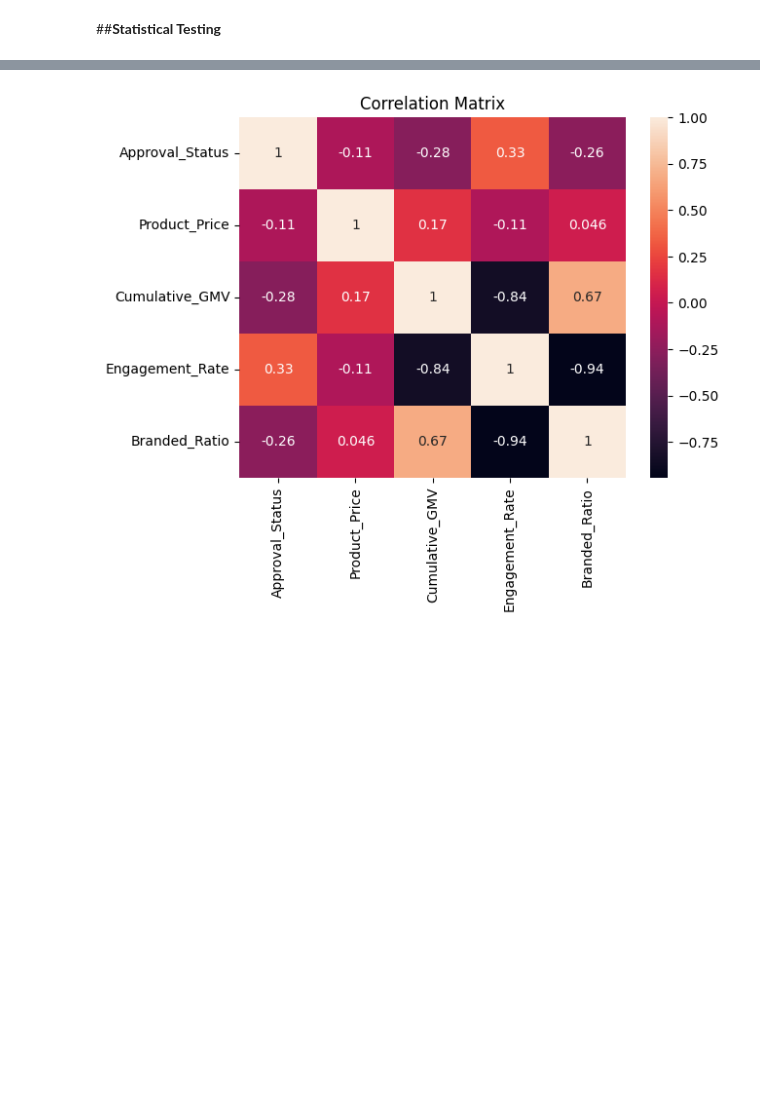
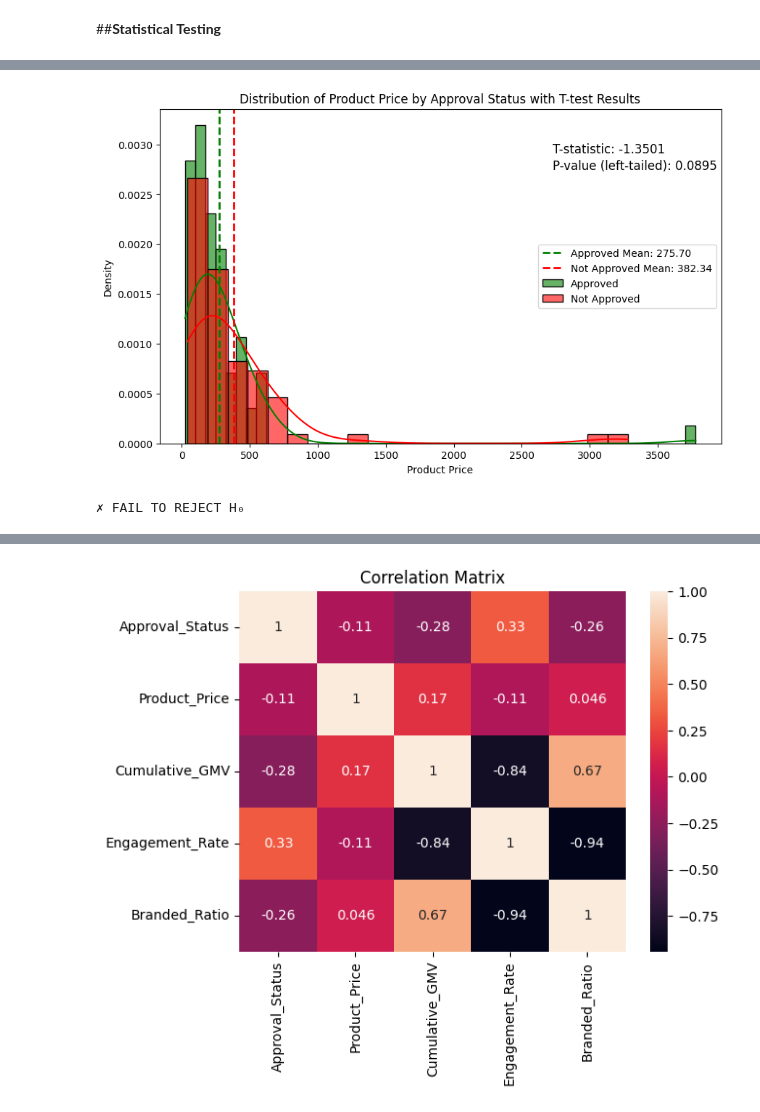
Before and after one commit to Mallowsss/CCDATSCL_PROJECT, a Jupyter notebook: final.ipynb, the cells around one changed output, grey strips where cells are left out. Drawn from its saved outputs; the diff is of its cells as text; code cells hidden in the pictures; blank space fills up the shorter version.

```diff
--- a/final.ipynb
+++ b/final.ipynb
@@ -639,0 +598,37 @@ Approved: 16,434.85, Not Approved: 19,495.01
+# %%
+# Test 3: Product Price - Data preparation
+approved_pr = samples_master[samples_master['Approval_Status'] == 1]['Product_Price']
+not_approved_pr = samples_master[samples_master['Approval_Status'] == 0]['Product_Price']
+
+# t-test calculation
+t_stat_pr, p_two_pr = stats.ttest_ind(approved_pr, not_approved_pr)
+p_one_pr = p_two_pr / 2 if t_stat_pr < 0 else 1 - (p_two_pr / 2)
+
+# Plotting the distributions
+plt.figure(figsize=(10, 6))
+sns.histplot(approved_pr, color='green', label='Approved', kde=True, stat='density', alpha=0.6)
+sns.histplot(not_approved_pr, color='red', label='Not Approved', kde=True, stat='density', alpha=0.6)
+
+# Add mean lines
+plt.axvline(approved_pr.mean(), color='green', linestyle='dashed', linewidth=2, label=f'Approved Mean: {approved_pr.mean():.2f}')
+plt.axvline(not_approved_pr.mean(), color='red', linestyle='dashed', linewidth=2, label=f'Not Approved Mean: {not_approved_pr.mean():.2f}')
+
+plt.title('Distribution of Product Price by Approval Status with T-test Results')
+plt.xlabel('Product Price')
+plt.ylabel('Density')
+plt.legend()
+
+# Add t-test results as text on the plot
+plt.text(0.7, 0.9, f'T-statistic: {t_stat_pr:.4f}', transform=plt.gca().transAxes, fontsize=12, verticalalignment='top')
+plt.text(0.7, 0.85, f'P-value (left-tailed): {p_one_pr:.4f}', transform=plt.gca().transAxes, fontsize=12, verticalalignment='top')
+
+plt.show()
+
+# Print significance conclusion (as in the previous cell)
+if p_one_pr < 0.05 and approved_pr.mean() < not_approved_pr.mean():
+    print("\n✓ REJECT H₀ - Approved products ARE cheaper!")
+else:
+    print("\n✗ FAIL TO REJECT H₀")
+# %% [output]
+[figure, added]
+✗ FAIL TO REJECT H₀
```
Also changed, not shown: parts of 7 cells of this notebook.
